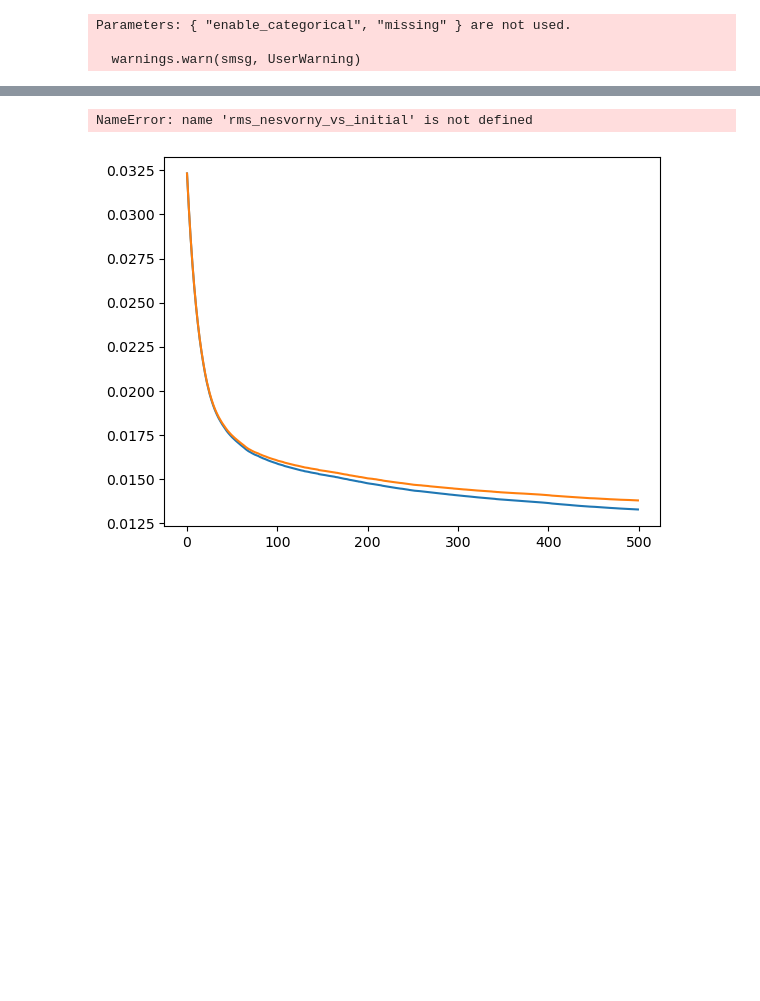
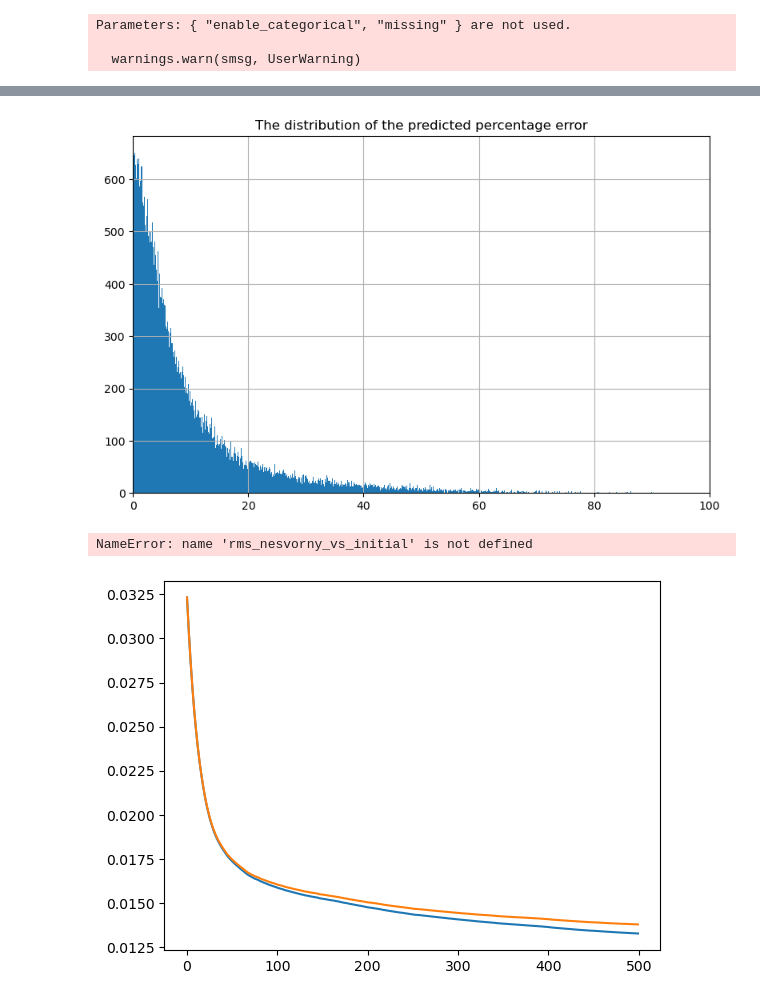
Before and after one commit to kavidey/action-angle-discovery, a Jupyter notebook: properelements.ipynb, the cells around one changed output, grey strips where cells are left out. Drawn from its saved outputs; the diff is of its cells as text; code cells hidden in the pictures; blank space fills up the shorter version.

```diff
--- a/properelements.ipynb
+++ b/properelements.ipynb
@@ -388,3 +382,13 @@ Parameters: { "enable_categorical", "missing" } are not used.
+# %%
+plt.figure(figsize=(8, 5))
+plt.hist(np.abs(pred2), bins=1000)
+plt.xlim(0, 100)
+plt.grid(True)
+plt.tight_layout()
+plt.title("The distribution of the predicted percentage error")
+plt.show()
+# %% [output]
+[figure, added]
 # %%
 n_estimators = 100
 fig, ax = plt.subplots()
```
Also changed, not shown: parts of 22 cells of this notebook.
